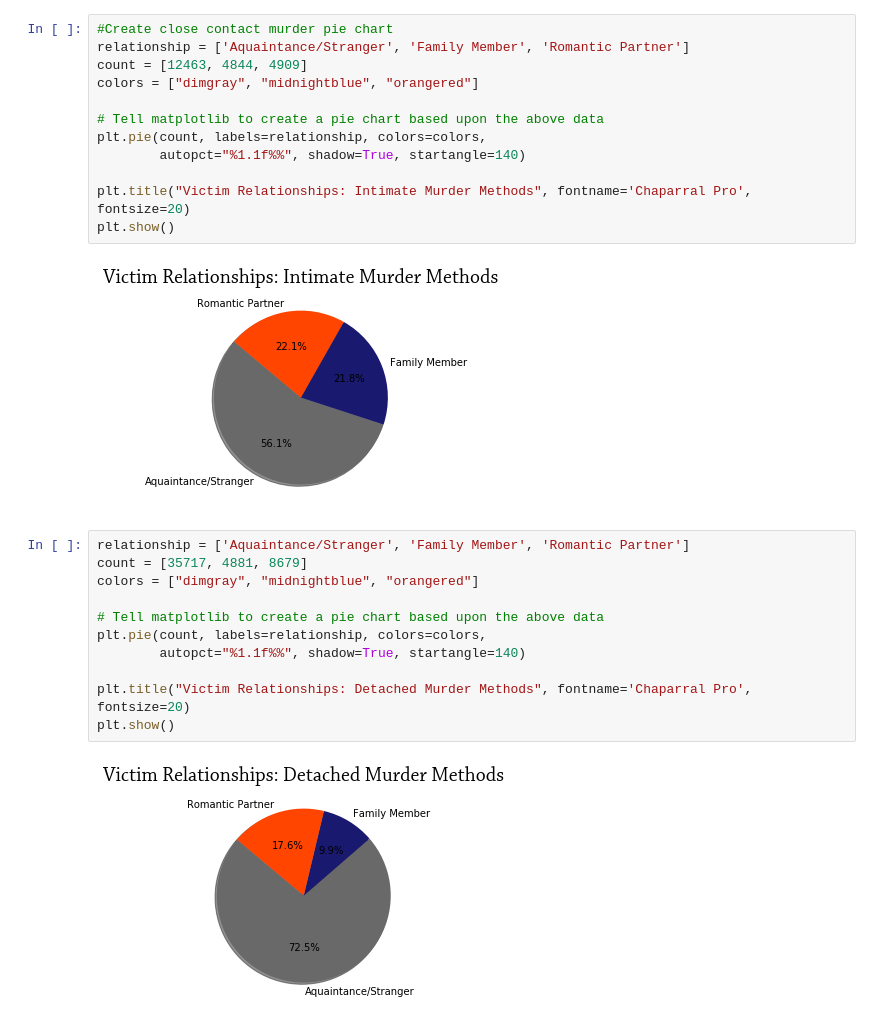
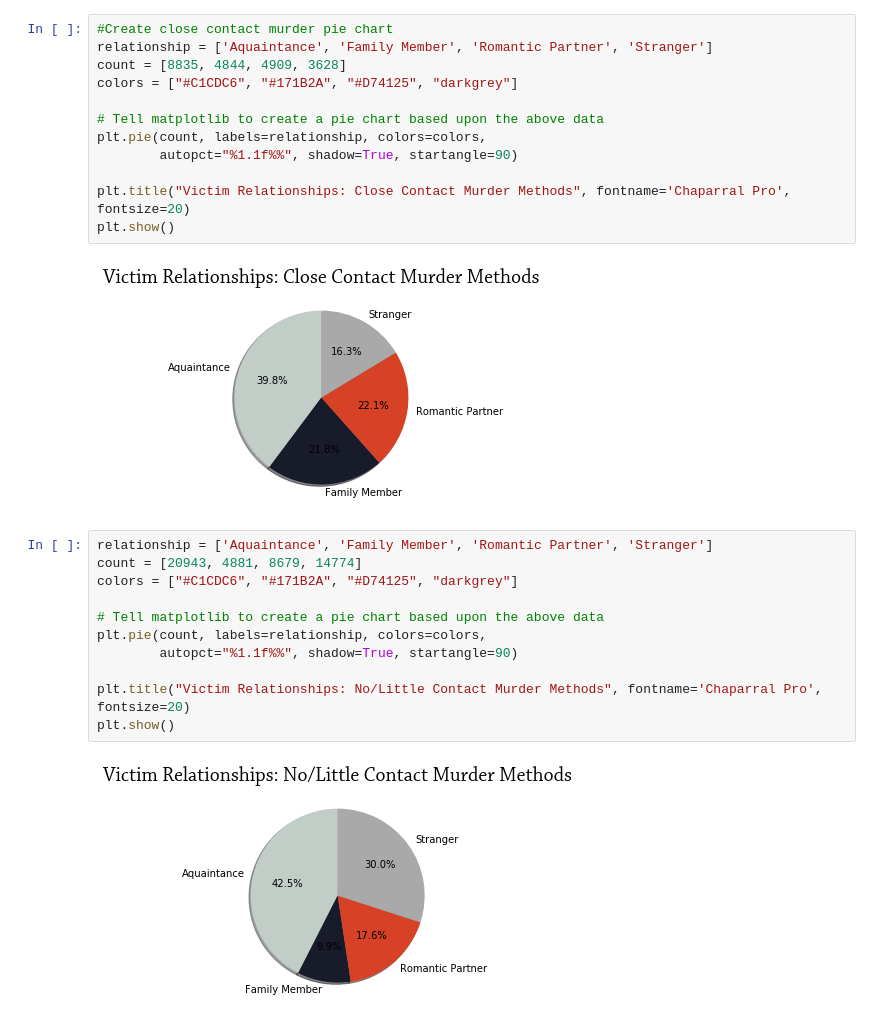
Before and after one commit to bendgame/Project-one, a Jupyter notebook: Midwest_Murder_Relationships.ipynb, the cells around one changed output. Saved outputs shown, nothing was run; the diff lists cells and outputs as text.

```diff
--- a/Midwest_Murder_Relationships.ipynb
+++ b/Midwest_Murder_Relationships.ipynb
@@ -246,27 +210,27 @@ See the caveats in the documentation: http://pandas.pydata.org/pandas-docs/stabl
 # %%
 #Create close contact murder pie chart
-relationship = ['Aquaintance/Stranger', 'Family Member', 'Romantic Partner']
-count = [12463, 4844, 4909]
-colors = ["dimgray", "midnightblue", "orangered"]
+relationship = ['Aquaintance', 'Family Member', 'Romantic Partner', 'Stranger']
+count = [8835, 4844, 4909, 3628]
+colors = ["#C1CDC6", "#171B2A", "#D74125", "darkgrey"]
 
 # Tell matplotlib to create a pie chart based upon the above data
 plt.pie(count, labels=relationship, colors=colors,
-        autopct="%1.1f%%", shadow=True, startangle=140)
+        autopct="%1.1f%%", shadow=True, startangle=90)
 
-plt.title("Victim Relationships: Intimate Murder Methods", fontname='Chaparral Pro', fontsize=20)
+plt.title("Victim Relationships: Close Contact Murder Methods", fontname='Chaparral Pro', fontsize=20)
 plt.show()
 # %% [output]
-[figure, old version]
+[figure, new version]
 # %%
-relationship = ['Aquaintance/Stranger', 'Family Member', 'Romantic Partner']
-count = [35717, 4881, 8679]
-colors = ["dimgray", "midnightblue", "orangered"]
+relationship = ['Aquaintance', 'Family Member', 'Romantic Partner', 'Stranger']
+count = [20943, 4881, 8679, 14774]
+colors = ["#C1CDC6", "#171B2A", "#D74125", "darkgrey"]
 
 # Tell matplotlib to create a pie chart based upon the above data
 plt.pie(count, labels=relationship, colors=colors,
-        autopct="%1.1f%%", shadow=True, startangle=140)
+        autopct="%1.1f%%", shadow=True, startangle=90)
 
-plt.title("Victim Relationships: Detached Murder Methods", fontname='Chaparral Pro', fontsize=20)
+plt.title("Victim Relationships: No/Little Contact Murder Methods", fontname='Chaparral Pro', fontsize=20)
 plt.show()
 # %% [output]
-[figure, old version]
+[figure, new version]
```
Also changed, not shown: parts of 16 cells of this notebook.
